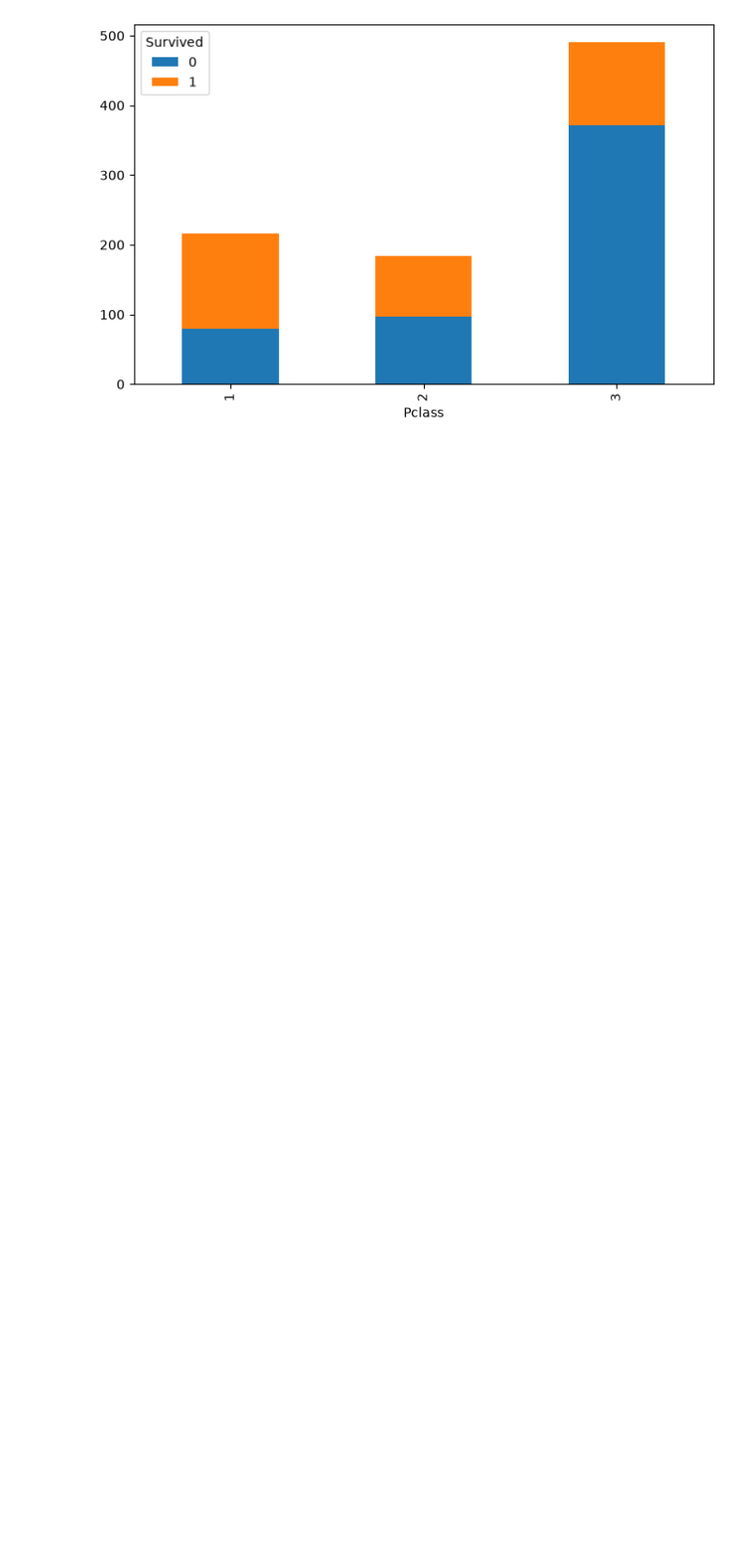
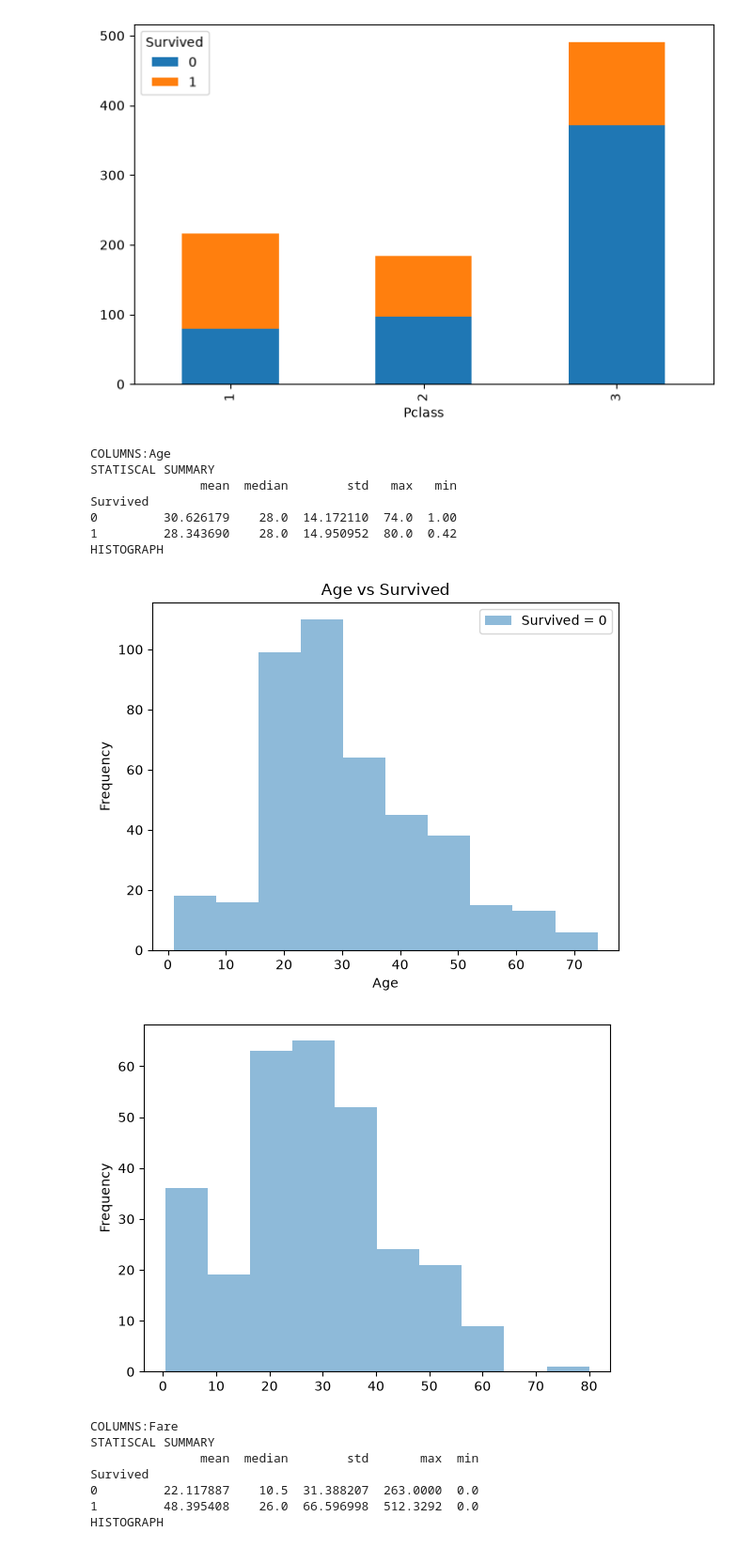
Before and after one commit to prabhatkulkarni/Titanic-Survival-Prediction, a Jupyter notebook: notebooks/01_eda.ipynb, the cells around one changed output. Shown at 94% size. Cells and saved outputs as stored; diff of their text form; code cells hidden in the pictures; blank space fills up the shorter version.

```diff
--- a/notebooks/01_eda.ipynb
+++ b/notebooks/01_eda.ipynb
@@ -445,3 +445,43 @@ male      0.811  0.189
 [figure]
 [figure]
 [figure]
+# %%
+def analyze_numerical_vs_target(df : pd.DataFrame,numerical_coloumn: list , target : str):
+    for col in numerical_coloumn:
+        print(f"COLUMNS:{col}")
+        print("STATISCAL SUMMARY")
+        print(df.groupby(target)[col].agg(["mean" ,"median","std","max","min"]))
+        print("HISTOGRAPH")
+        fig, ax = plt.subplots()
+
+        for group, data in df.groupby(target):
+            data[col].plot(
+        kind="hist",
+        alpha=0.5,
+        label=f"{target} = {group}",
+    )
+
+            ax.set_xlabel(col)
+            ax.set_ylabel("Frequency")
+            ax.set_title(f"{col} vs {target}")
+            ax.legend()
+
+            plt.show()
+analyze_numerical_vs_target(df,column_groups["continuous_numerical"],"Survived")
+# %% [output]
+COLUMNS:Age
+STATISCAL SUMMARY
+               mean  median        std   max   min
+Survived
+0         30.626179    28.0  14.172110  74.0  1.00
+1         28.343690    28.0  14.950952  80.0  0.42
+HISTOGRAPH
+[figure, added]
+[figure, added]
+COLUMNS:Fare
+STATISCAL SUMMARY
+               mean  median        std       max  min
+Survived
+0         22.117887    10.5  31.388207  263.0000  0.0
+1         48.395408    26.0  66.596998  512.3292  0.0
+HISTOGRAPH
```
Also changed, not shown: parts of 1 cell of this notebook.
